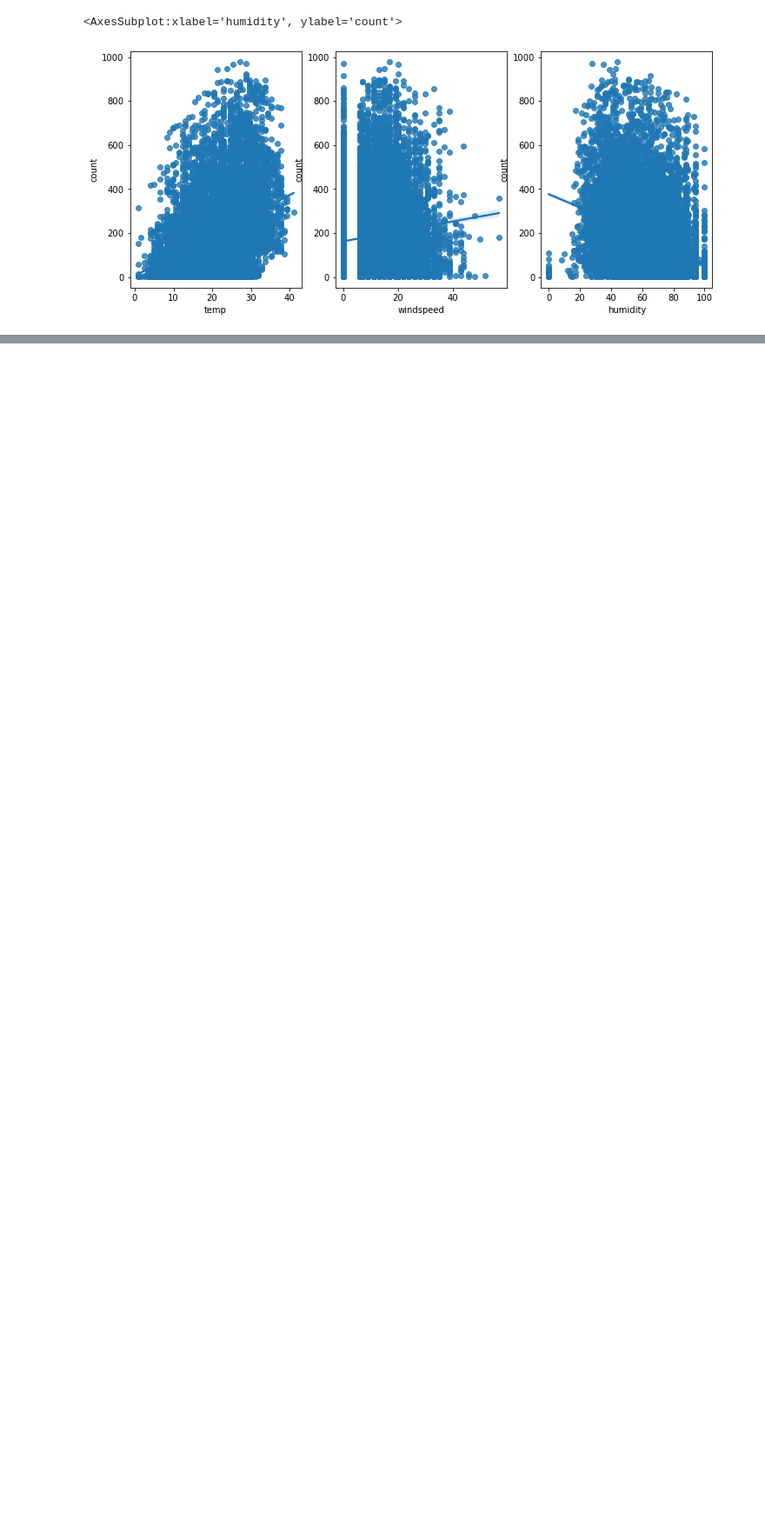
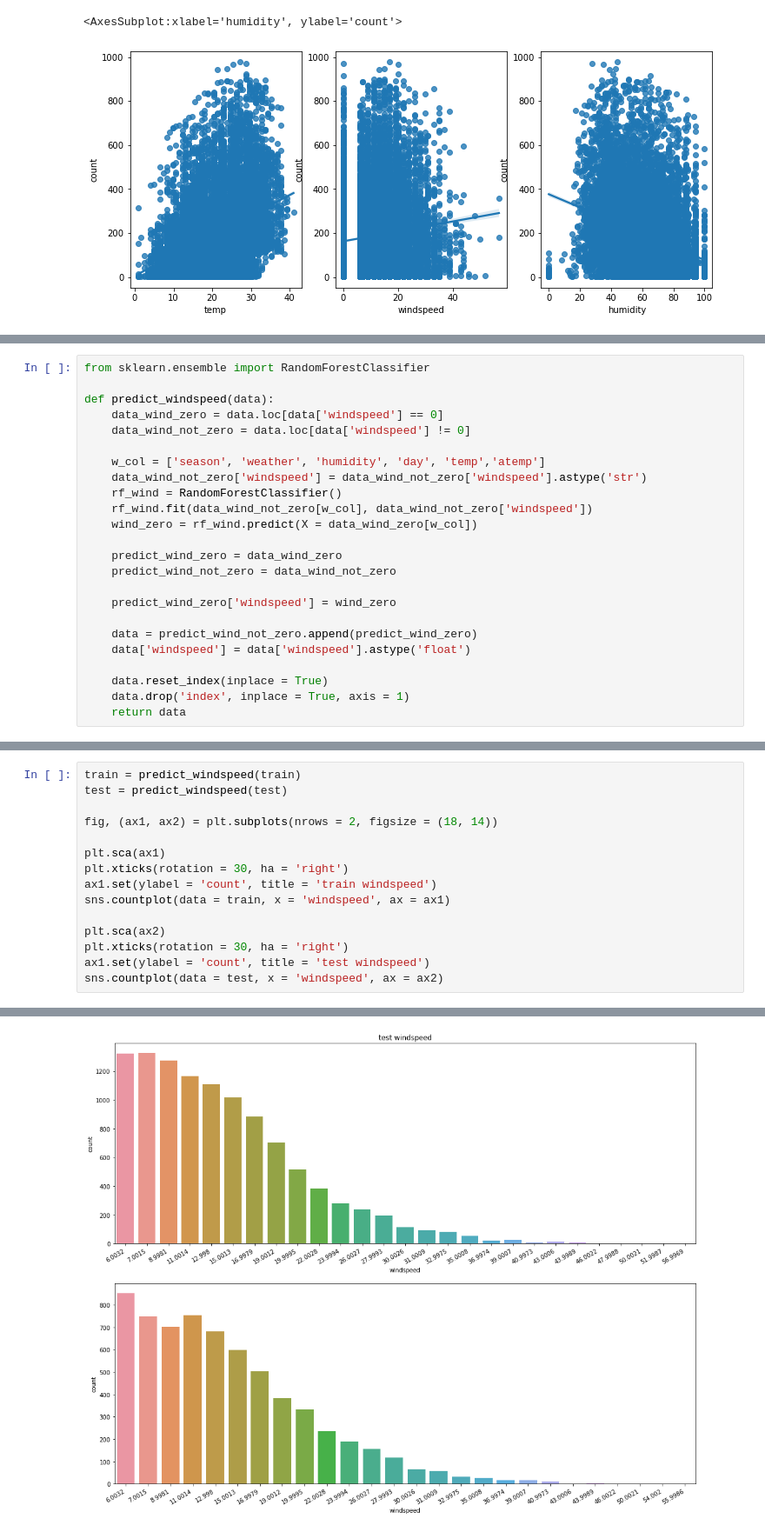
Before and after one commit to EdgeOfNetwork/ML_1.0.1, a Jupyter notebook: practice_data_analytics/bike_sharing_demand_kaggle_practice.ipynb, the cells around one changed output, grey strips where cells are left out. Shown at 87% size. Drawn from its saved outputs; the diff is of its cells as text; blank space fills up the shorter version.

```diff
--- a/practice_data_analytics/bike_sharing_demand_kaggle_practice.ipynb
+++ b/practice_data_analytics/bike_sharing_demand_kaggle_practice.ipynb
@@ -329,0 +415,24 @@ train.shape
+# %%
+from sklearn.ensemble import RandomForestClassifier
+
+def predict_windspeed(data):
+    data_wind_zero = data.loc[data['windspeed'] == 0]
+    data_wind_not_zero = data.loc[data['windspeed'] != 0]
+
+    w_col = ['season', 'weather', 'humidity', 'day', 'temp','atemp']
+    data_wind_not_zero['windspeed'] = data_wind_not_zero['windspeed'].astype('str')
+    rf_wind = RandomForestClassifier()
+    rf_wind.fit(data_wind_not_zero[w_col], data_wind_not_zero['windspeed'])
+    wind_zero = rf_wind.predict(X = data_wind_zero[w_col])
+
+    predict_wind_zero = data_wind_zero
+    predict_wind_not_zero = data_wind_not_zero
+
+    predict_wind_zero['windspeed'] = wind_zero
+
+    data = predict_wind_not_zero.append(predict_wind_zero)
+    data['windspeed'] = data['windspeed'].astype('float')
+
+    data.reset_index(inplace = True)
+    data.drop('index', inplace = True, axis = 1)
+    return data
@@ -329,0 +450,16 @@ train.shape
+# %%
+train = predict_windspeed(train)
+test = predict_windspeed(test)
+
+fig, (ax1, ax2) = plt.subplots(nrows = 2, figsize = (18, 14))
+
+plt.sca(ax1)
+plt.xticks(rotation = 30, ha = 'right')
+ax1.set(ylabel = 'count', title = 'train windspeed')
+sns.countplot(data = train, x = 'windspeed', ax = ax1)
+
+plt.sca(ax2)
+plt.xticks(rotation = 30, ha = 'right')
+ax1.set(ylabel = 'count', title = 'test windspeed')
+sns.countplot(data = test, x = 'windspeed', ax = ax2)
+# %% [output]
@@ -329,0 +487 @@ train.shape
+[figure, added]
```
Also changed, not shown: parts of 42 cells of this notebook, 1 other file.
